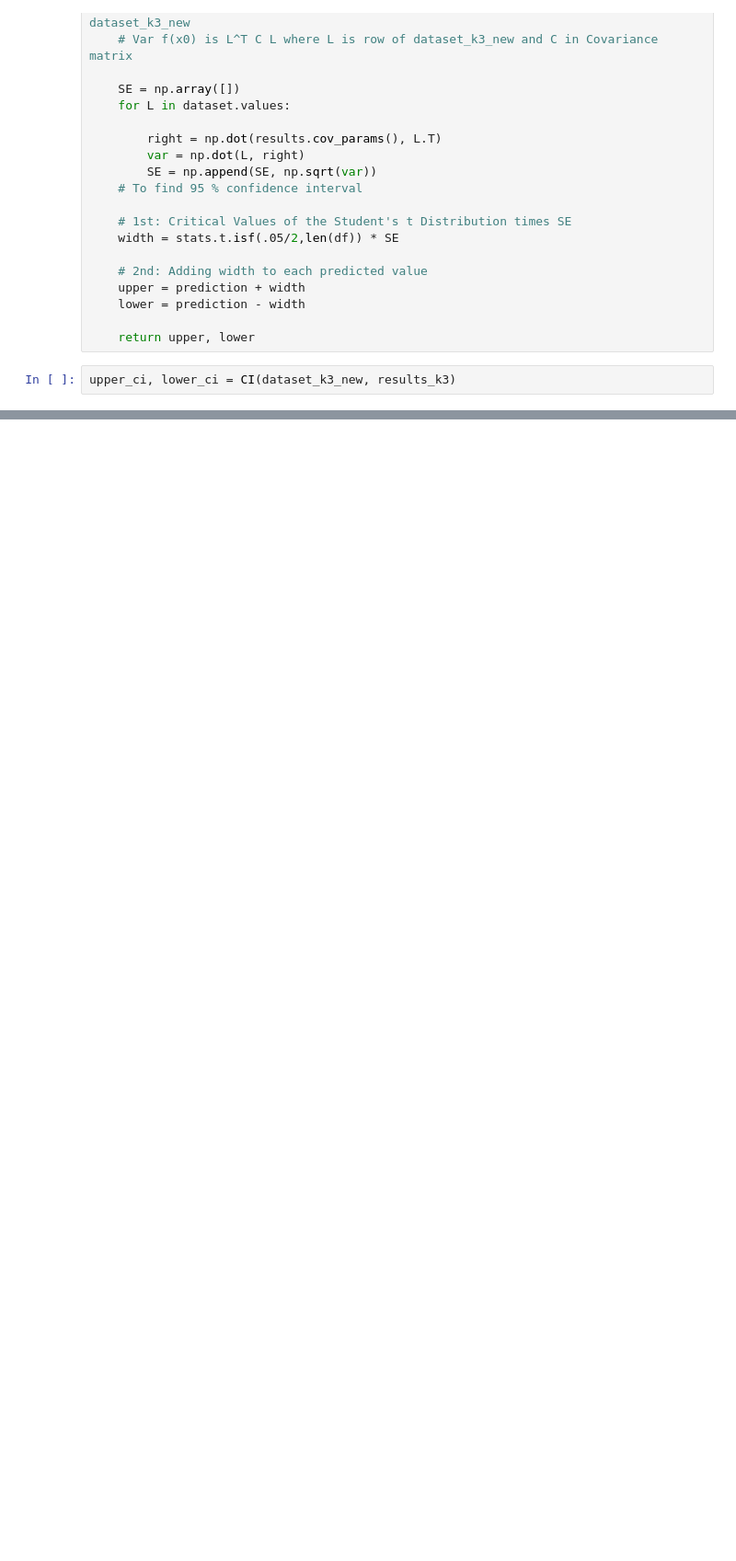
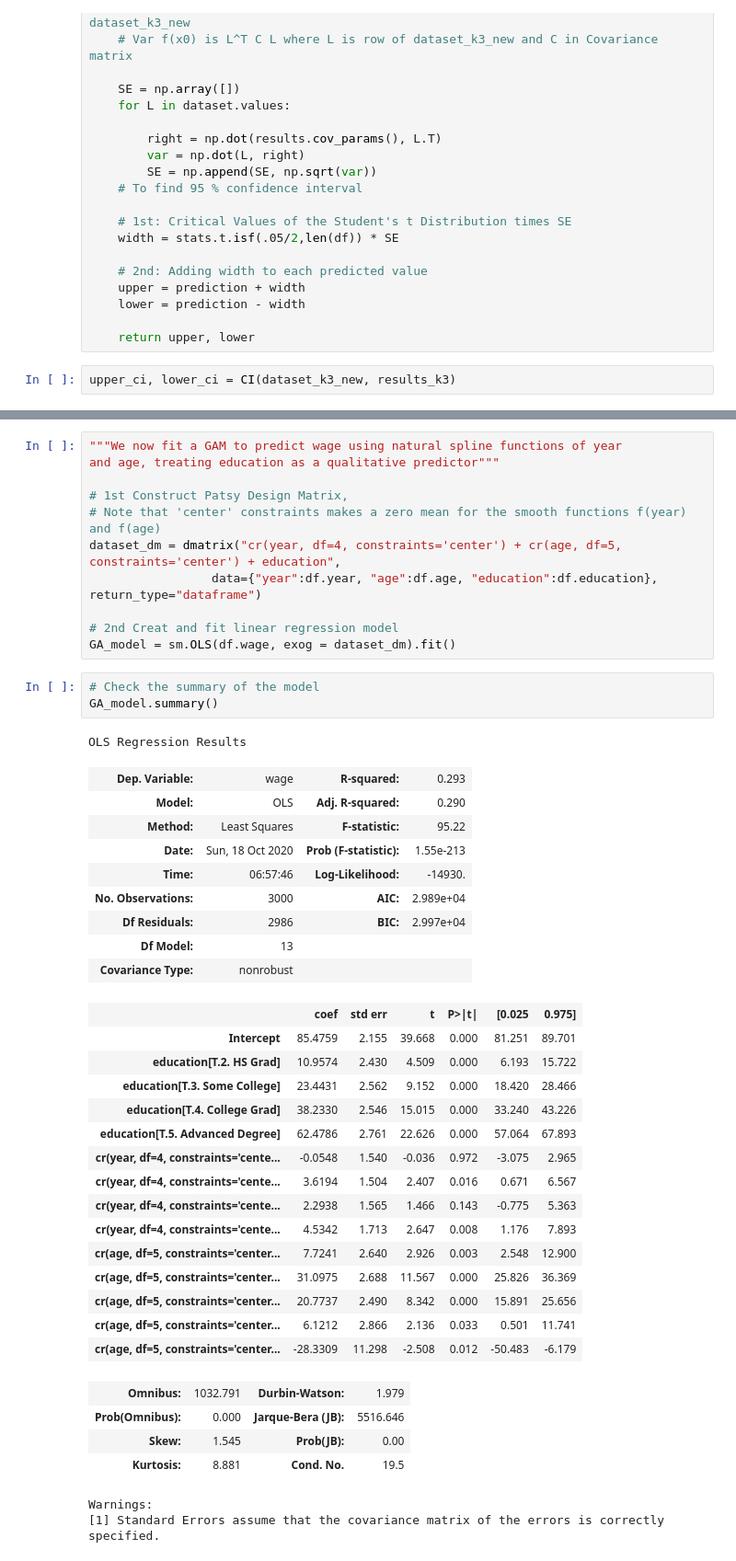
Before and after one commit to Rtavakol/ISLR, a Jupyter notebook: Notebooks/Chapter 7/Lab_Non-linear Modeling.ipynb, the cells around one changed output, grey strips where cells are left out. Shown at 92% size. Cells and saved outputs as stored; diff of their text form; blank space fills up the shorter version.

```diff
--- a/Notebooks/Chapter 7/Lab_Non-linear Modeling.ipynb
+++ b/Notebooks/Chapter 7/Lab_Non-linear Modeling.ipynb
@@ -363,0 +442,46 @@ plt.savefig('Cubic_Splines_knots.png', dpi = 100)
+# %%
+"""We now fit a GAM to predict wage using natural spline functions of year
+and age, treating education as a qualitative predictor"""
+
+# 1st Construct Patsy Design Matrix,
+# Note that 'center' constraints makes a zero mean for the smooth functions f(year) and f(age)
+dataset_dm = dmatrix("cr(year, df=4, constraints='center') + cr(age, df=5, constraints='center') + education",
+                 data={"year":df.year, "age":df.age, "education":df.education}, return_type="dataframe")
+
+# 2nd Creat and fit linear regression model
+GA_model = sm.OLS(df.wage, exog = dataset_dm).fit()
+# %%
+# Check the summary of the model
+GA_model.summary()
+# %% [output]
+OLS Regression Results
+| Dep. Variable: | wage | R-squared: | 0.293 |
+| Model: | OLS | Adj. R-squared: | 0.290 |
+| Method: | Least Squares | F-statistic: | 95.22 |
+| Date: | Sun, 18 Oct 2020 | Prob (F-statistic): | 1.55e-213 |
+| Time: | 06:57:46 | Log-Likelihood: | -14930. |
+| No. Observations: | 3000 | AIC: | 2.989e+04 |
+| Df Residuals: | 2986 | BIC: | 2.997e+04 |
+| Df Model: | 13 |  |  |
+| Covariance Type: | nonrobust |  |  |
+|  | coef | std err | t | P>|t| | [0.025 | 0.975] |
+| Intercept | 85.4759 | 2.155 | 39.668 | 0.000 | 81.251 | 89.701 |
+| education[T.2. HS Grad] | 10.9574 | 2.430 | 4.509 | 0.000 | 6.193 | 15.722 |
+| education[T.3. Some College] | 23.4431 | 2.562 | 9.152 | 0.000 | 18.420 | 28.466 |
+| education[T.4. College Grad] | 38.2330 | 2.546 | 15.015 | 0.000 | 33.240 | 43.226 |
+| education[T.5. Advanced Degree] | 62.4786 | 2.761 | 22.626 | 0.000 | 57.064 | 67.893 |
+| cr(year, df=4, constraints='cente... | -0.0548 | 1.540 | -0.036 | 0.972 | -3.075 | 2.965 |
+| cr(year, df=4, constraints='cente... | 3.6194 | 1.504 | 2.407 | 0.016 | 0.671 | 6.567 |
+| cr(year, df=4, constraints='cente... | 2.2938 | 1.565 | 1.466 | 0.143 | -0.775 | 5.363 |
+| cr(year, df=4, constraints='cente... | 4.5342 | 1.713 | 2.647 | 0.008 | 1.176 | 7.893 |
+| cr(age, df=5, constraints='center... | 7.7241 | 2.640 | 2.926 | 0.003 | 2.548 | 12.900 |
+| cr(age, df=5, constraints='center... | 31.0975 | 2.688 | 11.567 | 0.000 | 25.826 | 36.369 |
+| cr(age, df=5, constraints='center... | 20.7737 | 2.490 | 8.342 | 0.000 | 15.891 | 25.656 |
+| cr(age, df=5, constraints='center... | 6.1212 | 2.866 | 2.136 | 0.033 | 0.501 | 11.741 |
+| cr(age, df=5, constraints='center... | -28.3309 | 11.298 | -2.508 | 0.012 | -50.483 | -6.179 |
+| Omnibus: | 1032.791 | Durbin-Watson: | 1.979 |
+| Prob(Omnibus): | 0.000 | Jarque-Bera (JB): | 5516.646 |
+| Skew: | 1.545 | Prob(JB): | 0.00 |
+| Kurtosis: | 8.881 | Cond. No. | 19.5 |
+Warnings:
+[1] Standard Errors assume that the covariance matrix of the errors is correctly specified.
```
Also changed, not shown: parts of 24 cells of this notebook, 1 other file.
